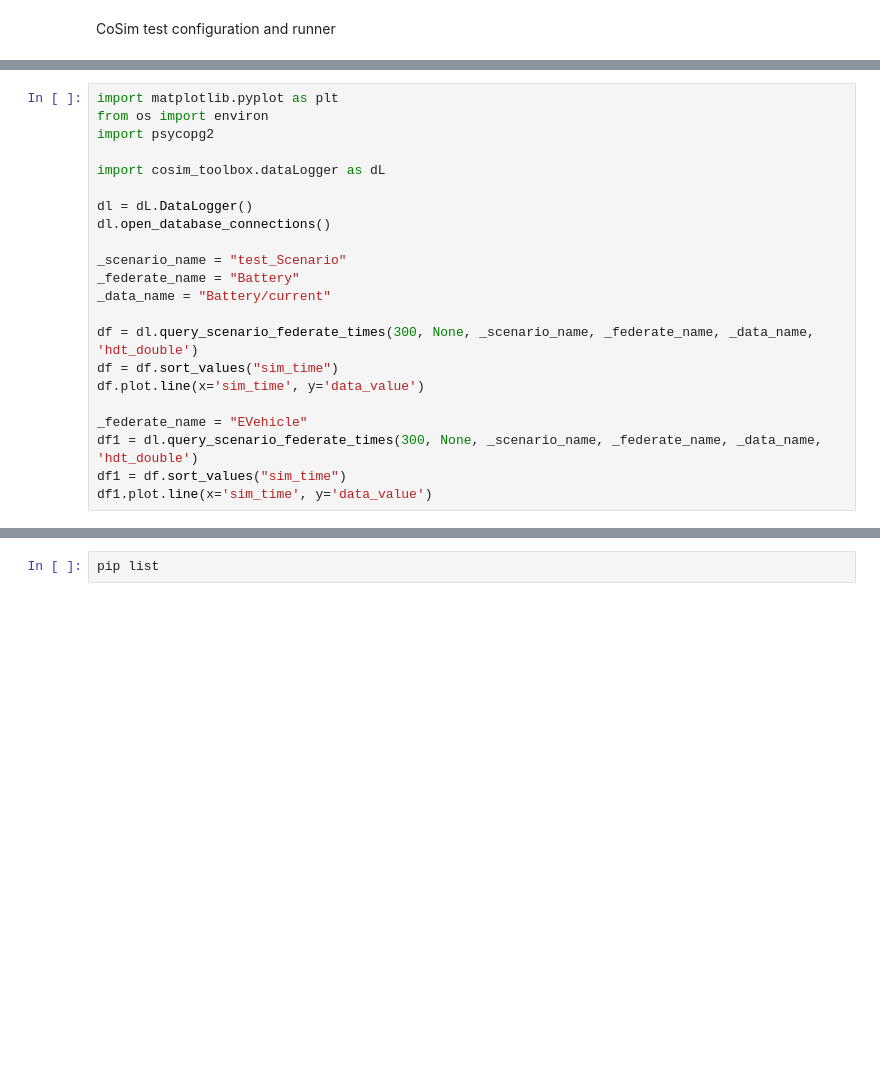
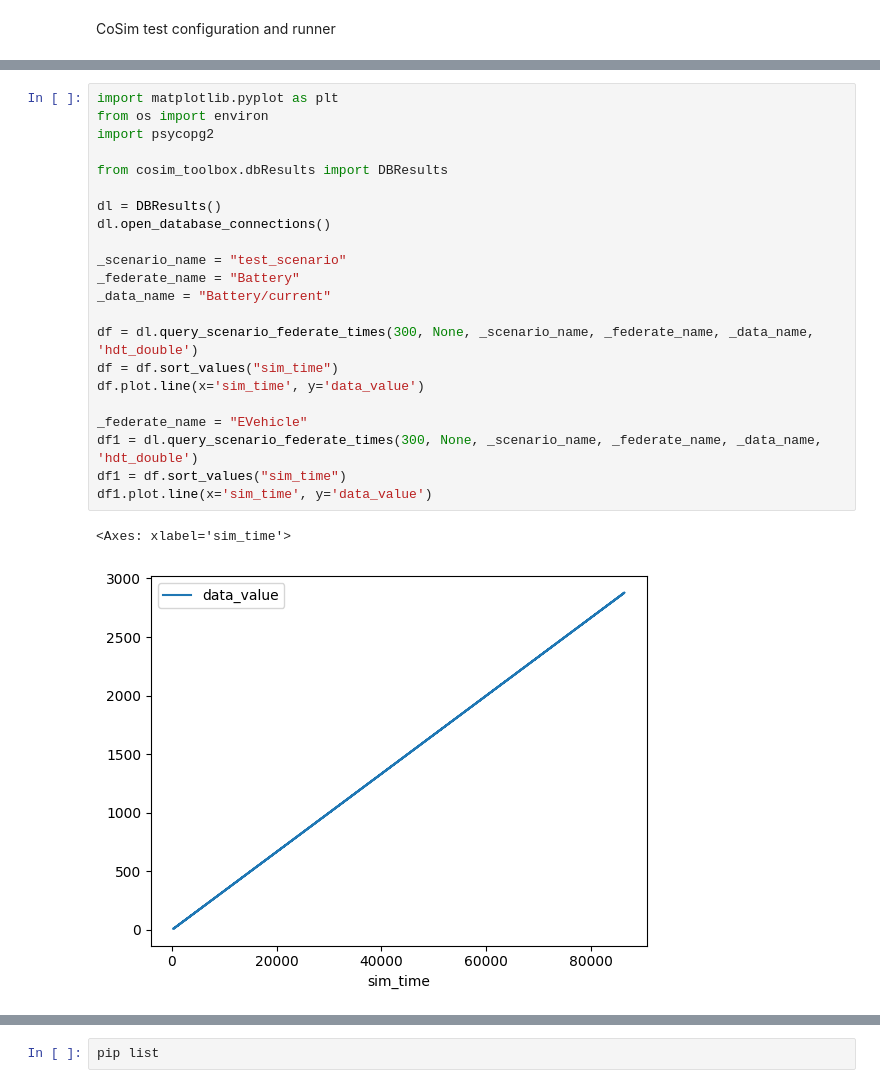
Before and after one commit to pnnl/cst, a Jupyter notebook: run/python/test_federation/runner.ipynb, the cells around one changed output, grey strips where cells are left out. Saved outputs shown, nothing was run; the diff lists cells and outputs as text; blank space fills up the shorter version.

```diff
--- a/run/python/test_federation/runner.ipynb
+++ b/run/python/test_federation/runner.ipynb
@@ -14,22 +33,25 @@ mDB.Docker.run_remote_yaml(r.scenario_name)
 # %%
 import matplotlib.pyplot as plt
 from os import environ
 import psycopg2
 
-import cosim_toolbox.dataLogger as dL
+from cosim_toolbox.dbResults import DBResults
 
-dl = dL.DataLogger()
+dl = DBResults()
 dl.open_database_connections()
 
-_scenario_name = "test_Scenario"
+_scenario_name = "test_scenario"
 _federate_name = "Battery"
 _data_name = "Battery/current"
 
 df = dl.query_scenario_federate_times(300, None, _scenario_name, _federate_name, _data_name, 'hdt_double')
 df = df.sort_values("sim_time")
 df.plot.line(x='sim_time', y='data_value')
 
 _federate_name = "EVehicle"
 df1 = dl.query_scenario_federate_times(300, None, _scenario_name, _federate_name, _data_name, 'hdt_double')
 df1 = df.sort_values("sim_time")
 df1.plot.line(x='sim_time', y='data_value')
+# %% [output]
+<Axes: xlabel='sim_time'>
+[figure, added]
```
Also changed, not shown: parts of 2 cells of this notebook, 55 other files.
